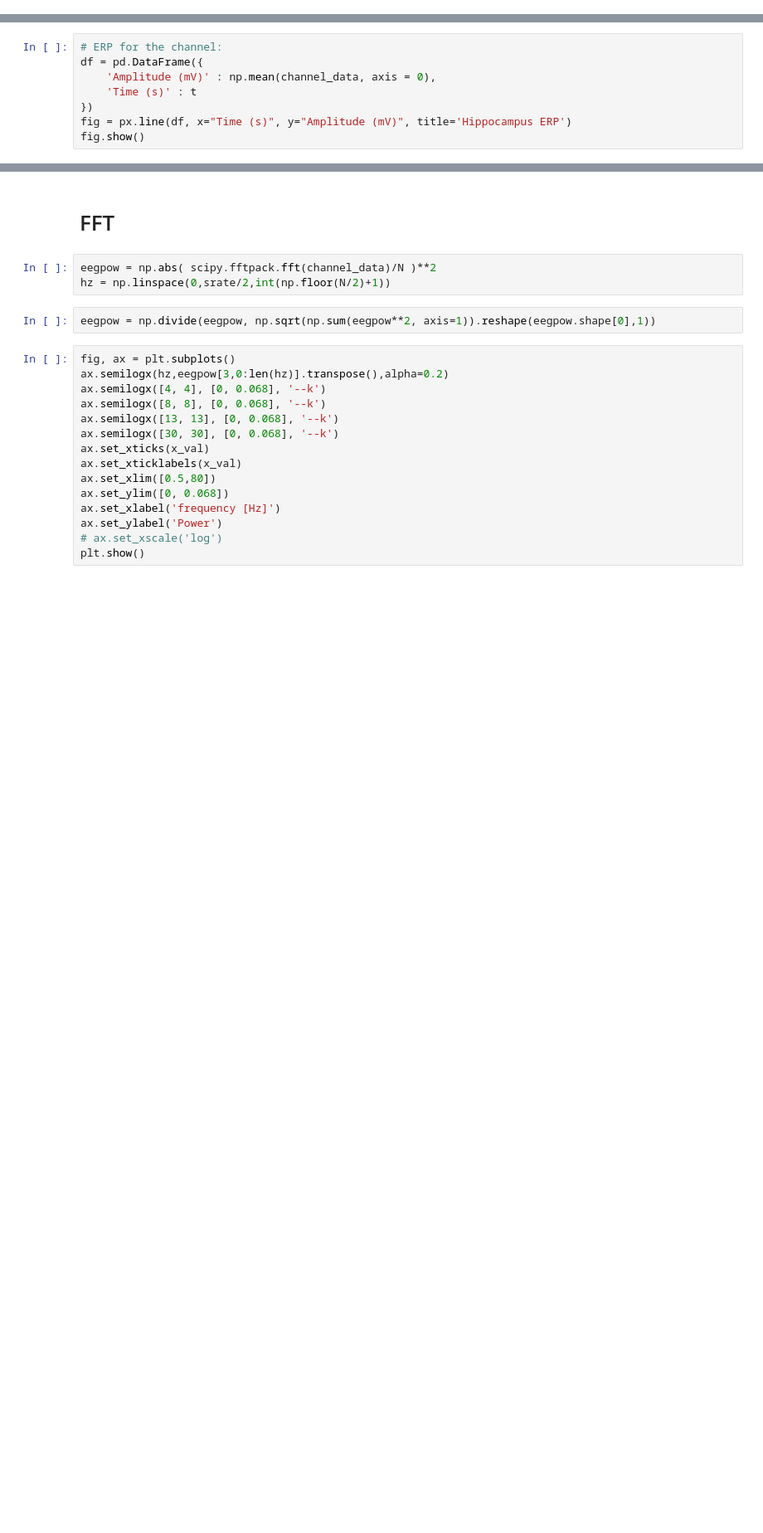
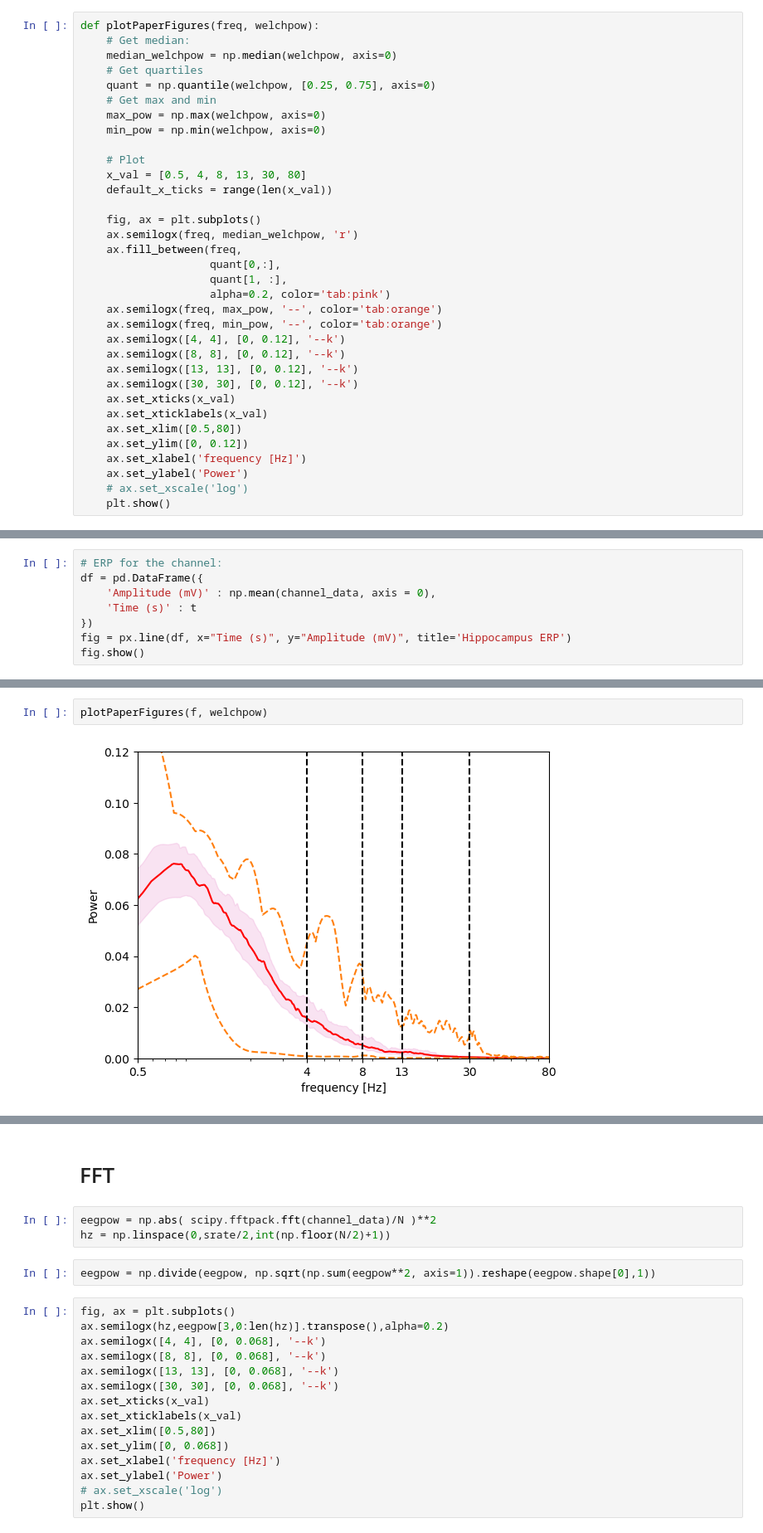
Before and after one commit to mcespedes99/HippiEEGAtlas, a Jupyter notebook: code/DSP/Spectrum.ipynb, the cells around one changed output, grey strips where cells are left out. Shown at 83% size. Cells and saved outputs as stored; diff of their text form; blank space fills up the shorter version.

```diff
--- a/code/DSP/Spectrum.ipynb
+++ b/code/DSP/Spectrum.ipynb
@@ -11,0 +71,34 @@ import pandas as pd
+# %%
+def plotPaperFigures(freq, welchpow):
+    # Get median:
+    median_welchpow = np.median(welchpow, axis=0)
+    # Get quartiles
+    quant = np.quantile(welchpow, [0.25, 0.75], axis=0)
+    # Get max and min
+    max_pow = np.max(welchpow, axis=0)
+    min_pow = np.min(welchpow, axis=0)
+
+    # Plot
+    x_val = [0.5, 4, 8, 13, 30, 80]
+    default_x_ticks = range(len(x_val))
+
+    fig, ax = plt.subplots()
+    ax.semilogx(freq, median_welchpow, 'r')
+    ax.fill_between(freq,
+                    quant[0,:],
+                    quant[1, :],
+                    alpha=0.2, color='tab:pink')
+    ax.semilogx(freq, max_pow, '--', color='tab:orange')
+    ax.semilogx(freq, min_pow, '--', color='tab:orange')
+    ax.semilogx([4, 4], [0, 0.12], '--k')
+    ax.semilogx([8, 8], [0, 0.12], '--k')
+    ax.semilogx([13, 13], [0, 0.12], '--k')
+    ax.semilogx([30, 30], [0, 0.12], '--k')
+    ax.set_xticks(x_val)
+    ax.set_xticklabels(x_val)
+    ax.set_xlim([0.5,80])
+    ax.set_ylim([0, 0.12])
+    ax.set_xlabel('frequency [Hz]')
+    ax.set_ylabel('Power')
+    # ax.set_xscale('log')
+    plt.show()
@@ -114,0 +165,4 @@ fig.show()
+# %%
+plotPaperFigures(f, welchpow)
+# %% [output]
+[figure, added]
```
Also changed, not shown: parts of 29 cells of this notebook.
